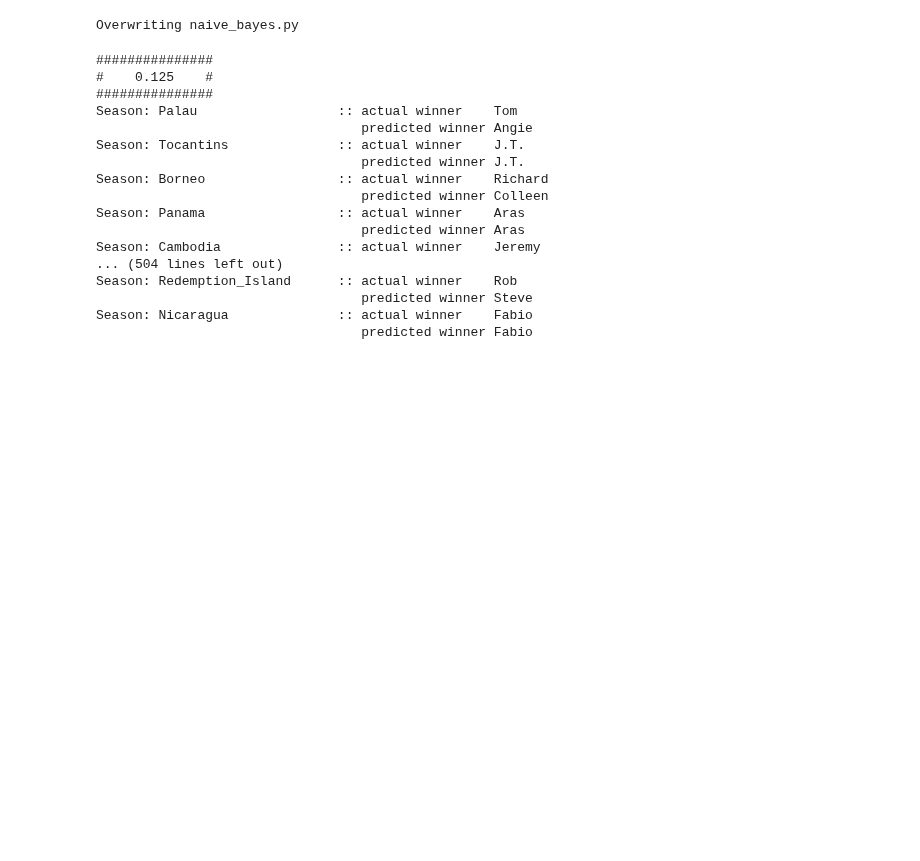
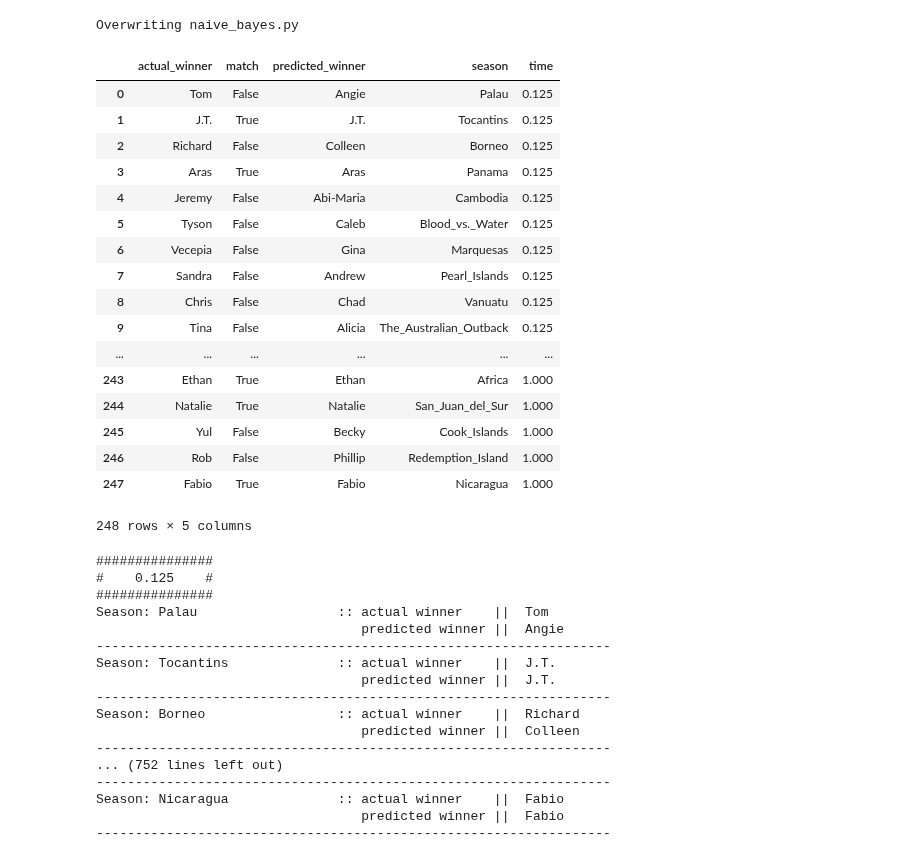
Before and after one commit to bchugit/Survivor-Project, a Jupyter notebook: naive_bayes.ipynb, the cells around one changed output. Cells and saved outputs as stored; diff of their text form; code cells hidden in the pictures; blank space fills up the shorter version.

```diff
--- a/naive_bayes.ipynb
+++ b/naive_bayes.ipynb
@@ -139,30 +139,72 @@ Overwriting naive_bayes.py
 from naive_bayes import *
 # %%
 models = predict_season_winners(seasons)
+# %%
+season = []
+actual_winner = []
+predicted_winner = []
+match = []
+time = []
+for t in sorted(models.keys()):
+    for s in models[t]['accuracy']:
+        d = models[t]['accuracy'][s]
+
+        time.append(t)
+        season.append(s)
+        actual_winner.append(d['actual_winner'])
+        predicted_winner.append(d['predicted_winner'])
+        match.append(d['match'])
+
+df = pd.DataFrame({'time': time,
+                   'season': season,
+                   'actual_winner': actual_winner,
+                   'predicted_winner': predicted_winner,
+                   'match': match})
+df.groupby
+# %% [output]
+|  | actual_winner | match | predicted_winner | season | time |
+| 0 | Tom | False | Angie | Palau | 0.125 |
+| 1 | J.T. | True | J.T. | Tocantins | 0.125 |
+| 2 | Richard | False | Colleen | Borneo | 0.125 |
+| 3 | Aras | True | Aras | Panama | 0.125 |
+| 4 | Jeremy | False | Abi-Maria | Cambodia | 0.125 |
+| 5 | Tyson | False | Caleb | Blood_vs._Water | 0.125 |
+| 6 | Vecepia | False | Gina | Marquesas | 0.125 |
+| 7 | Sandra | False | Andrew | Pearl_Islands | 0.125 |
+| 8 | Chris | False | Chad | Vanuatu | 0.125 |
+| 9 | Tina | False | Alicia | The_Australian_Outback | 0.125 |
+| ... | ... | ... | ... | ... | ... |
+| 243 | Ethan | True | Ethan | Africa | 1.000 |
+| 244 | Natalie | True | Natalie | San_Juan_del_Sur | 1.000 |
+| 245 | Yul | False | Becky | Cook_Islands | 1.000 |
+| 246 | Rob | False | Phillip | Redemption_Island | 1.000 |
+| 247 | Fabio | True | Fabio | Nicaragua | 1.000 |
+248 rows × 5 columns
 # %%
-for t in models.keys():
+for t in sorted(models.keys()):
     print "###############"
     print "#    {:5}    #".format(t)
     print "###############"
     for s in models[t]['accuracy']:
         d = models[t]['accuracy'][s]
-        print "Season: {:22} :: actual winner    {}".format(s, d['actual_winner'])
-        print "        {:22}    predicted winner {}".format('', d['predicted_winner'])
+        print "Season: {:22} :: actual winner    ||  {}".format(s, d['actual_winner'])
+        print "        {:22}    predicted winner ||  {}".format('', d['predicted_winner'])
+        print "------------------------------------------------------------------"
 # %% [output]
 ###############
 #    0.125    #
 ###############
-Season: Palau                  :: actual winner    Tom
-                                  predicted winner Angie
-Season: Tocantins              :: actual winner    J.T.
-                                  predicted winner J.T.
-Season: Borneo                 :: actual winner    Richard
-                                  predicted winner Colleen
-Season: Panama                 :: actual winner    Aras
-                                  predicted winner Aras
-Season: Cambodia               :: actual winner    Jeremy
-... (504 lines left out)
-Season: Redemption_Island      :: actual winner    Rob
-                                  predicted winner Steve
-Season: Nicaragua              :: actual winner    Fabio
-                                  predicted winner Fabio
+Season: Palau                  :: actual winner    ||  Tom
+                                  predicted winner ||  Angie
+------------------------------------------------------------------
+Season: Tocantins              :: actual winner    ||  J.T.
+                                  predicted winner ||  J.T.
+------------------------------------------------------------------
+Season: Borneo                 :: actual winner    ||  Richard
+                                  predicted winner ||  Colleen
+------------------------------------------------------------------
+... (752 lines left out)
+------------------------------------------------------------------
+Season: Nicaragua              :: actual winner    ||  Fabio
+                                  predicted winner ||  Fabio
+------------------------------------------------------------------
```
